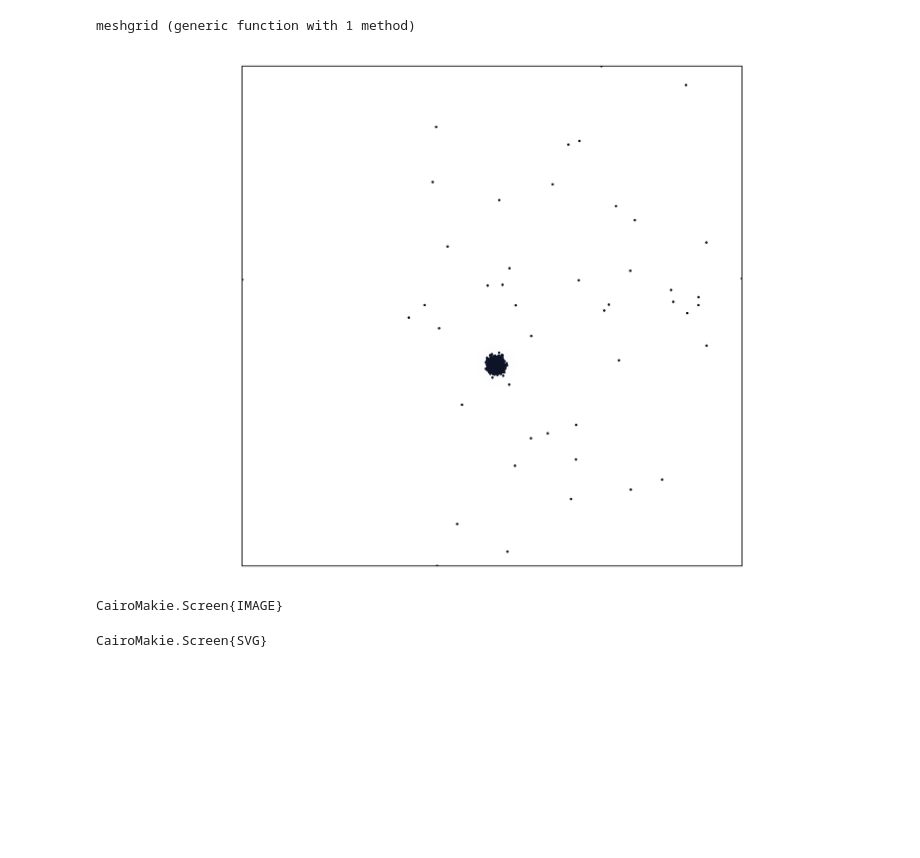
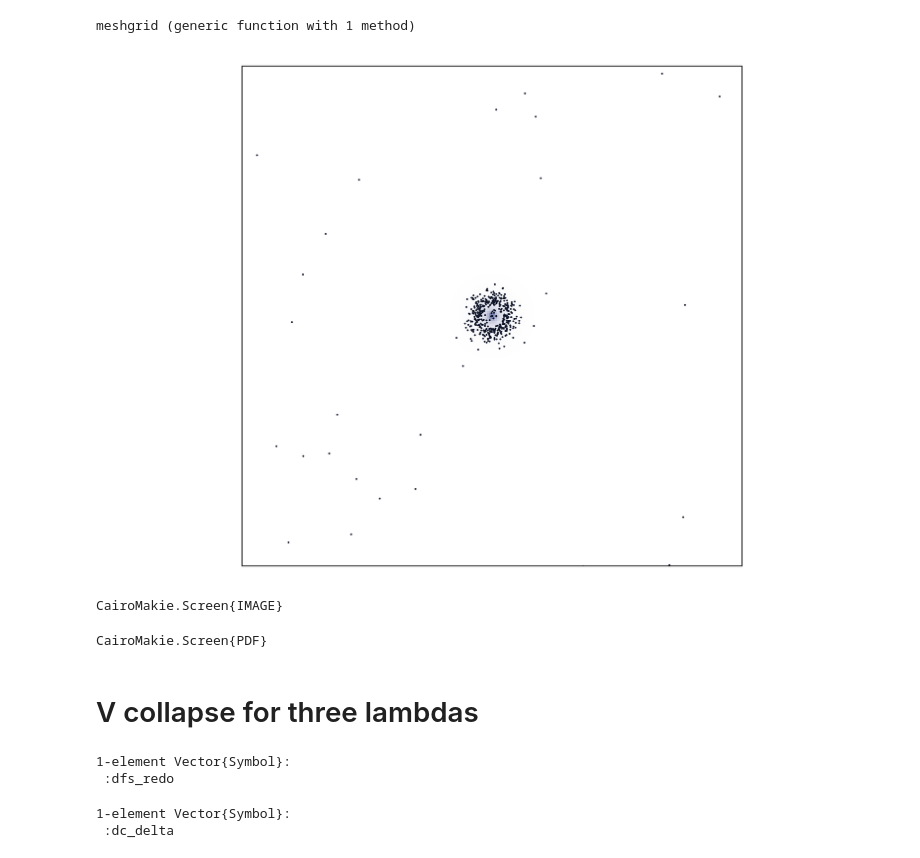
Before and after one commit to jmarib/CellBasedModels.jl, a Jupyter notebook: examples/figures.ipynb, the cells around one changed output. Drawn from its saved outputs; the diff is of its cells as text; code cells hidden in the pictures; blank space fills up the shorter version.

```diff
--- a/examples/figures.ipynb
+++ b/examples/figures.ipynb
@@ -391,44 +391,58 @@ y_grid = range(-100, 100, length=len)
 
 X, Y = meshgrid(x_grid, y_grid)
 
-λ = sqrt(2.5/ 0.04)
+λ = sqrt(1/ 0.1)
 
 r = sqrt.((X .- xs).^2 .+ (Y .- ys).^2)
 
 mm_grid = @. 1.0 * besselk(0, r / λ)
 
-jldopen("fsb_simulations/fsb_lambda_v10.0_l4.0.jld2", "r") do file
+jldopen("fsb_circle_10.jld2", "r") do file
 
 
         x = Vector{Float64}(undef, 1)
         y = Vector{Float64}(undef, 1)
 
         ax = Axis(fig4[1, 1], aspect=1)
+        xlims!(-100, 100)
+        ylims!(-100, 100)
 
-        g = file[@sprintf("step_%06d", 60000)]
+        g = file[@sprintf("step_%06d", 30000)]
 
 
         heatmap!(ax, x_grid, y_grid, mm_grid, colormap=cmap)
 
         x = g["x"]
         y = g["y"]
         theta = g["theta"]
         l = 3
 
         for i in 1:length(x)
-            scatter!(ax, x[i], y[i], color=bac, markersize=4)
+            scatter!(ax, x[i], y[i], color=bac, markersize=3)
         end
 
     hidedecorations!(ax)
 
 end
 
 
 display(fig4)
 # %% [output]
-[figure, old version]
+[figure, new version]
 CairoMakie.Screen{IMAGE}
 # %%
-save("Plots/Fixed_source_model/Next/agents_n_4.svg", fig4)
+save("Plots/Fixed_source_model/Next/agents_n_8.pdf", fig4)
 # %% [output]
-CairoMakie.Screen{SVG}
+CairoMakie.Screen{PDF}
+# %% [markdown]
+# V collapse for three lambdas
+# %%
+@load "redo_dfs.jld2" dfs_redo
+# %% [output]
+1-element Vector{Symbol}:
+ :dfs_redo
+# %%
+@load "dc_delta.jld2" dc_delta
+# %% [output]
+1-element Vector{Symbol}:
+ :dc_delta
```
Also changed, not shown: parts of 8 cells of this notebook, 3 other files.
